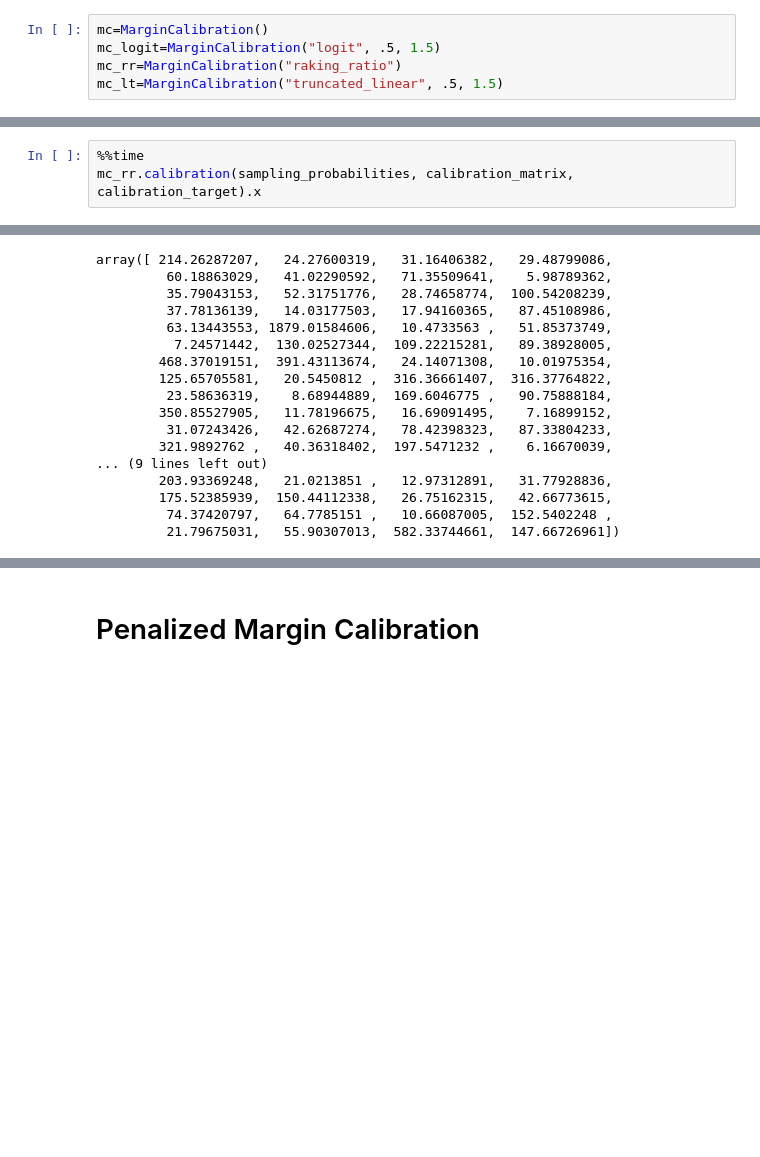
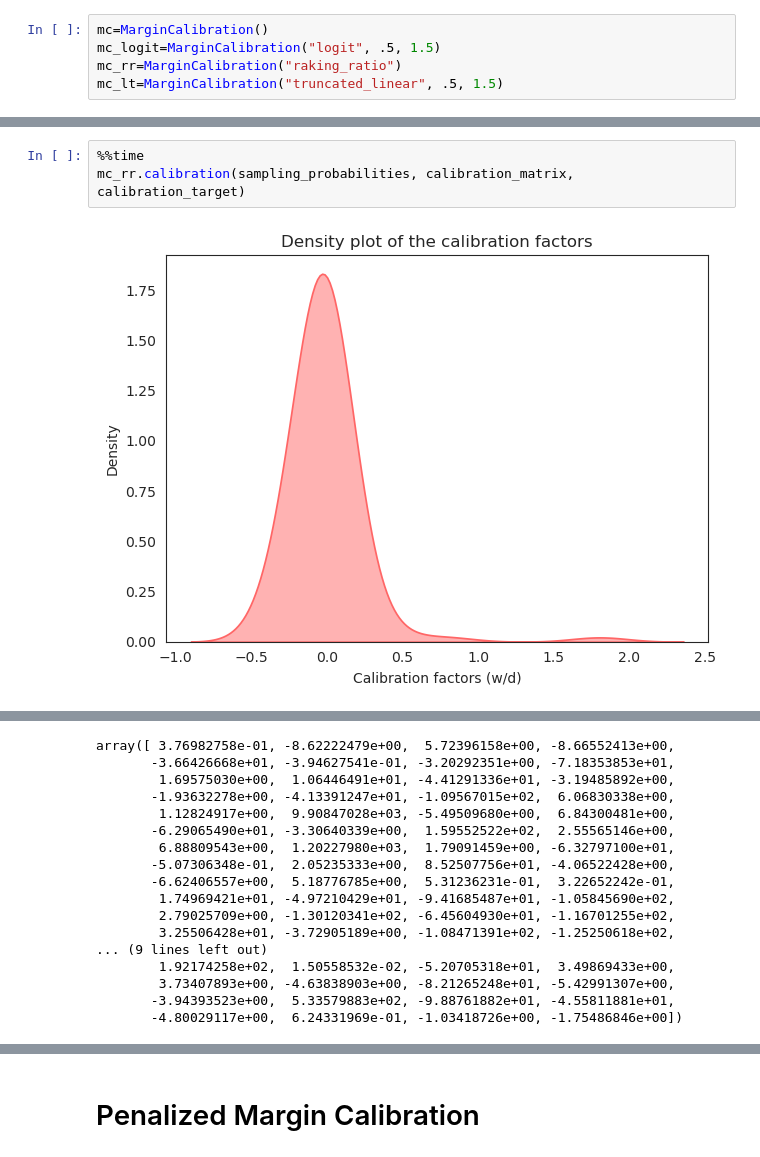
Before and after one commit to elissamim/margin_calibration, a Jupyter notebook: examples/1-with_arrays.ipynb, the cells around one changed output, grey strips where cells are left out. Saved outputs shown, nothing was run; the diff lists cells and outputs as text; blank space fills up the shorter version.

```diff
--- a/examples/1-with_arrays.ipynb
+++ b/examples/1-with_arrays.ipynb
@@ -90,4 +92,5 @@ array([  682.54946855,  -733.37695001,  -152.80896794,  -495.27711301,
 # %%
 %%time
-mc_rr.calibration(sampling_probabilities, calibration_matrix, calibration_target).x
+mc_rr.calibration(sampling_probabilities, calibration_matrix, calibration_target)
 # %% [output]
+[figure, added]
@@ -96,19 +99,19 @@ Wall time: 1min 3s
-array([ 214.26287207,   24.27600319,   31.16406382,   29.48799086,
-         60.18863029,   41.02290592,   71.35509641,    5.98789362,
-         35.79043153,   52.31751776,   28.74658774,  100.54208239,
-         37.78136139,   14.03177503,   17.94160365,   87.45108986,
-         63.13443553, 1879.01584606,   10.4733563 ,   51.85373749,
-          7.24571442,  130.02527344,  109.22215281,   89.38928005,
-        468.37019151,  391.43113674,   24.14071308,   10.01975354,
-        125.65705581,   20.5450812 ,  316.36661407,  316.37764822,
-         23.58636319,    8.68944889,  169.6046775 ,   90.75888184,
-        350.85527905,   11.78196675,   16.69091495,    7.16899152,
-         31.07243426,   42.62687274,   78.42398323,   87.33804233,
-        321.9892762 ,   40.36318402,  197.5471232 ,    6.16670039,
+array([ 3.76982758e-01, -8.62222479e+00,  5.72396158e+00, -8.66552413e+00,
+       -3.66426668e+01, -3.94627541e-01, -3.20292351e+00, -7.18353853e+01,
+        1.69575030e+00,  1.06446491e+01, -4.41291336e+01, -3.19485892e+00,
+       -1.93632278e+00, -4.13391247e+01, -1.09567015e+02,  6.06830338e+00,
+        1.12824917e+00,  9.90847028e+03, -5.49509680e+00,  6.84300481e+00,
+       -6.29065490e+01, -3.30640339e+00,  1.59552522e+02,  2.55565146e+00,
+        6.88809543e+00,  1.20227980e+03,  1.79091459e+00, -6.32797100e+01,
+       -5.07306348e-01,  2.05235333e+00,  8.52507756e+01, -4.06522428e+00,
+       -6.62406557e+00,  5.18776785e+00,  5.31236231e-01,  3.22652242e-01,
+        1.74969421e+01, -4.97210429e+01, -9.41685487e+01, -1.05845690e+02,
+        2.79025709e+00, -1.30120341e+02, -6.45604930e+01, -1.16701255e+02,
+        3.25506428e+01, -3.72905189e+00, -1.08471391e+02, -1.25250618e+02,
 ... (9 lines left out)
-        203.93369248,   21.0213851 ,   12.97312891,   31.77928836,
-        175.52385939,  150.44112338,   26.75162315,   42.66773615,
-         74.37420797,   64.7785151 ,   10.66087005,  152.5402248 ,
-         21.79675031,   55.90307013,  582.33744661,  147.66726961])
+        1.92174258e+02,  1.50558532e-02, -5.20705318e+01,  3.49869433e+00,
+        3.73407893e+00, -4.63838903e+00, -8.21265248e+01, -5.42991307e+00,
+       -3.94393523e+00,  5.33579883e+02, -9.88761882e+01, -4.55811881e+01,
+       -4.80029117e+00,  6.24331969e-01, -1.03418726e+00, -1.75486846e+00])
 # %%
 %%time
```
Also changed, not shown: parts of 8 cells of this notebook, 2 other files.
